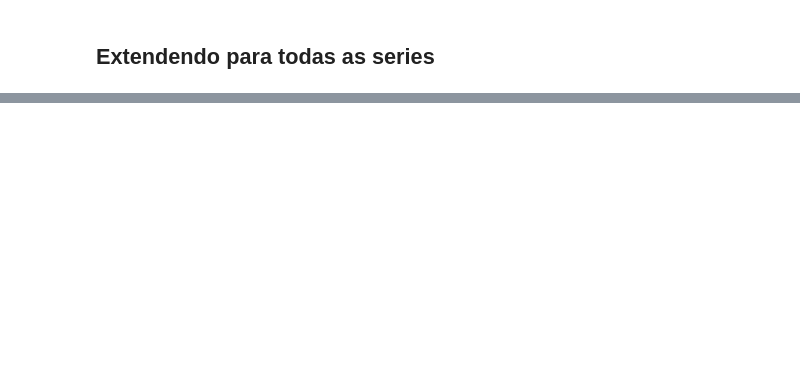
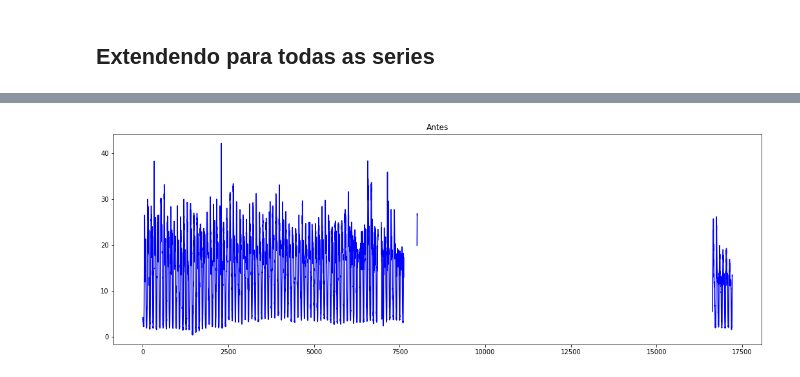
Before and after one commit to marcostx/FillingMissingData, a Jupyter notebook: interpolation.ipynb, the cells around one changed output, grey strips where cells are left out. Saved outputs shown, nothing was run; the diff lists cells and outputs as text; code cells hidden in the pictures; blank space fills up the shorter version.

Commit message:
faltando apenas rodar para as series mais longas

```diff
--- a/interpolation.ipynb
+++ b/interpolation.ipynb
@@ -42,8 +42,9 @@ def fill_missing_data(dataframe, granularity, method='linear', interpolate=True)
     time = []
     data = []
     missing_data=0
+    indexes_dates = dates.index
 
-    for index in range(1, len(dates)-1):
+    for index in indexes_dates[1:len(indexes_dates)]:
         diff = dates[index] - prev
         prev = dates[index]
 
@@ -65,7 +66,7 @@ def fill_missing_data(dataframe, granularity, method='linear', interpolate=True)
 
     # calcular score da serie
     score = missing_data/len(data)
-    print(score)
+    print("score : ", score)
     label = get_label(score)
 
     columns = ['time', 'data']
@@ -477,2 +459,78 @@ dates len:  8061
 # %% [markdown]
 ## Extendendo para todas as series
+# %%
+basefolder = '../dados/'
+data = glob.glob(basefolder + '*.csv')
+
+# print(data)
+# df = pandas.read_csv(data, engine='python', header=0)
+
+# columns = df.keys()
+
+# df[columns[0]] = pandas.to_datetime(df[columns[0]])
+# df[columns[1]] = df[columns[1]].replace(0, np.nan)
+# df = df[df.data.notnull()]
+
+# original_df = df.copy()
+# granularity     = get_granularity2(original_df)
+# original_df, label = fill_missing_data(original_df, granularity, interpolate=False)
+# plt.figure(figsize=(18,6))
+# plt.title("Antes")
+# plt.plot(original_df.data.values, color='b')
+
+# try:
+#     model = ARIMA(df.data, order=(4,0,1))
+# except (ValueError):
+#     print( "Insufficient degrees of freedom to estimate")
+# model = model.fit()
+
+# granularity     = get_granularity2(df)
+# preprocessed_df, label = missing_data_prediction(df, granularity, model)
+
+
+# plt.figure(figsize=(18,6))
+# plt.title("Depois")
+# plt.plot(preprocessed_df.data.values, color='r')
+# plt.show()
+for filename in data:
+    print(filename)
+    df = pandas.read_csv(filename, engine='python', header=0)
+
+    columns = df.keys()
+
+    df[columns[0]] = pandas.to_datetime(df[columns[0]])
+
+    if df.data.values[-1] == 0.0:
+        df.iloc[-1,-1] = df['data'].mean()
+
+
+    df[columns[1]] = df[columns[1]].replace(0, np.nan)
+    df = df[df.data.notnull()]
+
+    original_df = df.copy()
+    granularity     = get_granularity2(original_df)
+    original_df, label = fill_missing_data(original_df, granularity, interpolate=False)
+
+    if label[0] in ['E']:
+        # skip bad time
+        print("Serie com poucos dados! Pulando ...")
+        continue
+    plt.figure(figsize=(18,6))
+    plt.title("Antes")
+    plt.plot(original_df.data.values, color='b')
+
+    try:
+        model = ARIMA(df.data, order=(4,0,1))
+    except (ValueError):
+        print( "Insufficient degrees of freedom to estimate")
+    model = model.fit()
+
+    granularity     = get_granularity2(df)
+    preprocessed_df, label = missing_data_prediction(df, granularity, model)
+
+
+    plt.figure(figsize=(18,6))
+    plt.title("Depois")
+    plt.plot(preprocessed_df.data.values, color='r')
+    plt.show()
+# %% [output]
@@ -478,0 +540 @@ dates len:  8061
+[figure, added]
```
Also changed, not shown: parts of 5 cells of this notebook.
